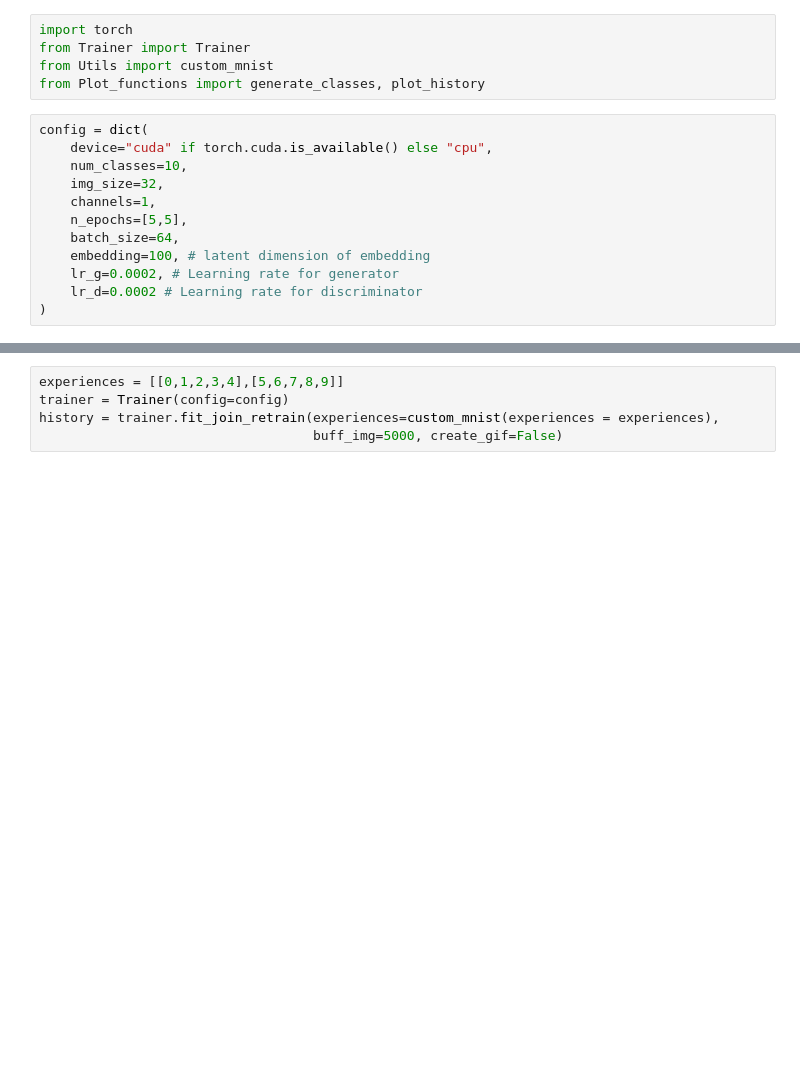
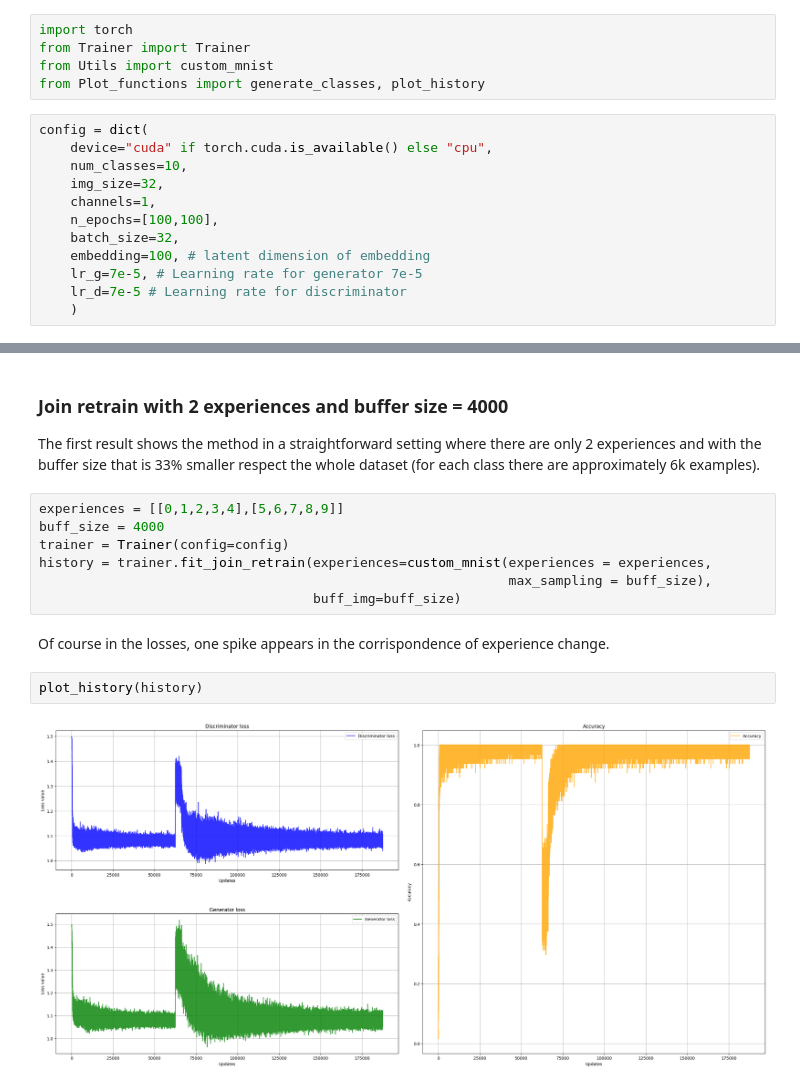
Before and after one commit to jacons/MeRGAN-V2, a Jupyter notebook: notebooks/Join_retrain.ipynb, the cells around one changed output, grey strips where cells are left out. Saved outputs shown, nothing was run; the diff lists cells and outputs as text; blank space fills up the shorter version.

```diff
--- a/notebooks/Join_retrain.ipynb
+++ b/notebooks/Join_retrain.ipynb
@@ -9,9 +24,9 @@ config = dict(
     num_classes=10,
     img_size=32,
     channels=1,
-    n_epochs=[5,5],
-    batch_size=64,
+    n_epochs=[100,100],
+    batch_size=32,
     embedding=100, # latent dimension of embedding
-    lr_g=0.0002, # Learning rate for generator
-    lr_d=0.0002 # Learning rate for discriminator
-)
+    lr_g=7e-5, # Learning rate for generator 7e-5
+    lr_d=7e-5 # Learning rate for discriminator
+    )
@@ -18,5 +39,16 @@ config = dict(
+# %% [markdown]
+### Join retrain with 2 experiences and buffer size = 4000
+The first result shows the method in a straightforward setting where there are only 2 experiences and with the buffer size that is 33% smaller respect the whole dataset (for each class there are approximately 6k examples).
 # %%
 experiences = [[0,1,2,3,4],[5,6,7,8,9]]
+buff_size = 4000
 trainer = Trainer(config=config)
-history = trainer.fit_join_retrain(experiences=custom_mnist(experiences = experiences),
-                                   buff_img=5000, create_gif=False)
+history = trainer.fit_join_retrain(experiences=custom_mnist(experiences = experiences,
+                                                            max_sampling = buff_size),
+                                   buff_img=buff_size)
+# %% [markdown]
+Of course in the losses, one spike appears in the corrispondence of experience change.
+# %%
+plot_history(history)
+# %% [output]
+[figure, added]
```
Also changed, not shown: parts of 25 cells of this notebook, 3 other files.
